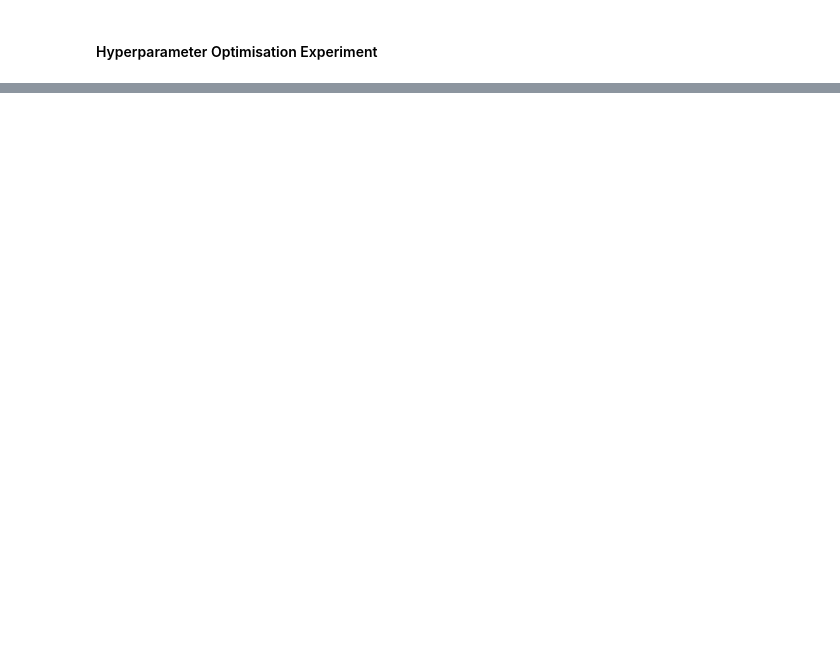
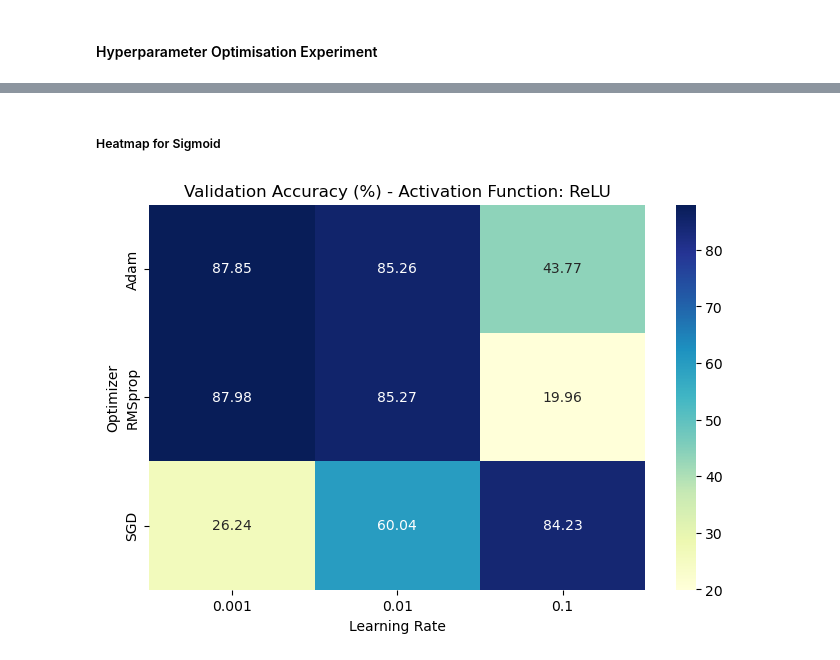
Before and after one commit to Sivuyise15/Neural-Network-Image-Classification, a Jupyter notebook: NeuralNetworkNLP.ipynb, the cells around one changed output, grey strips where cells are left out. Saved outputs shown, nothing was run; the diff lists cells and outputs as text; code cells hidden in the pictures; blank space fills up the shorter version.

```diff
--- a/NeuralNetworkNLP.ipynb
+++ b/NeuralNetworkNLP.ipynb
@@ -191,0 +292,12 @@ Validation Loss: 0.3437, Validation Accuracy: 87.39%
+# %% [markdown]
+##### Heatmap for Sigmoid
+# %%
+subset_sigmoid = df_results[df_results["Activation Function"] == "Sigmoid"]
+heatmap_data = subset_sigmoid.pivot(index="Optimizer", columns="Learning Rate", values="Validation Accuracy")
+
+plt.figure(figsize=(8,5))
+sns.heatmap(heatmap_data, annot=True, fmt=".2f", cmap="YlGnBu")
+plt.title("Validation Accuracy (%) - Activation Function: ReLU")
+plt.show()
+# %% [output]
+[figure, added]
```
Also changed, not shown: parts of 16 cells of this notebook, 1 other file.
